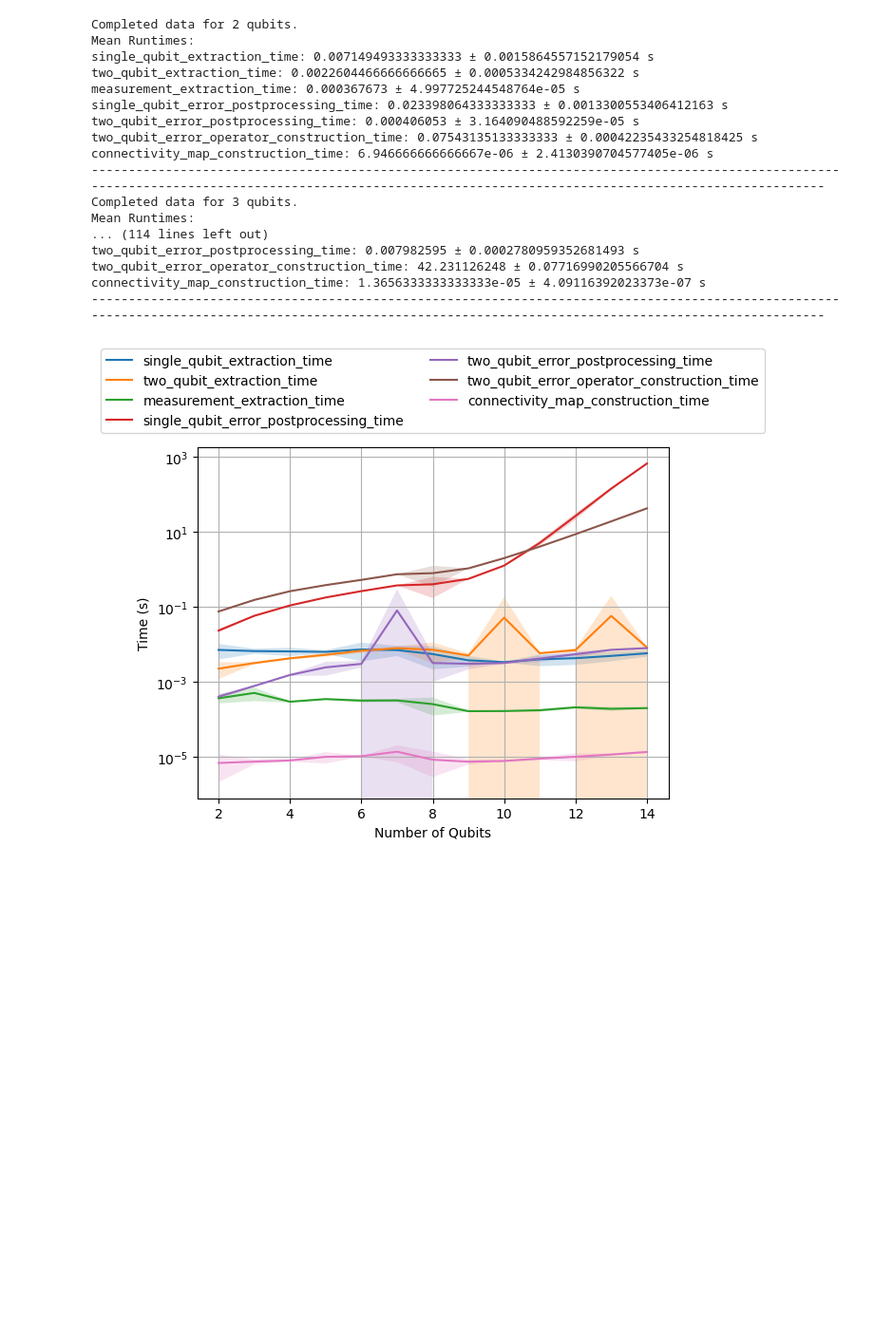
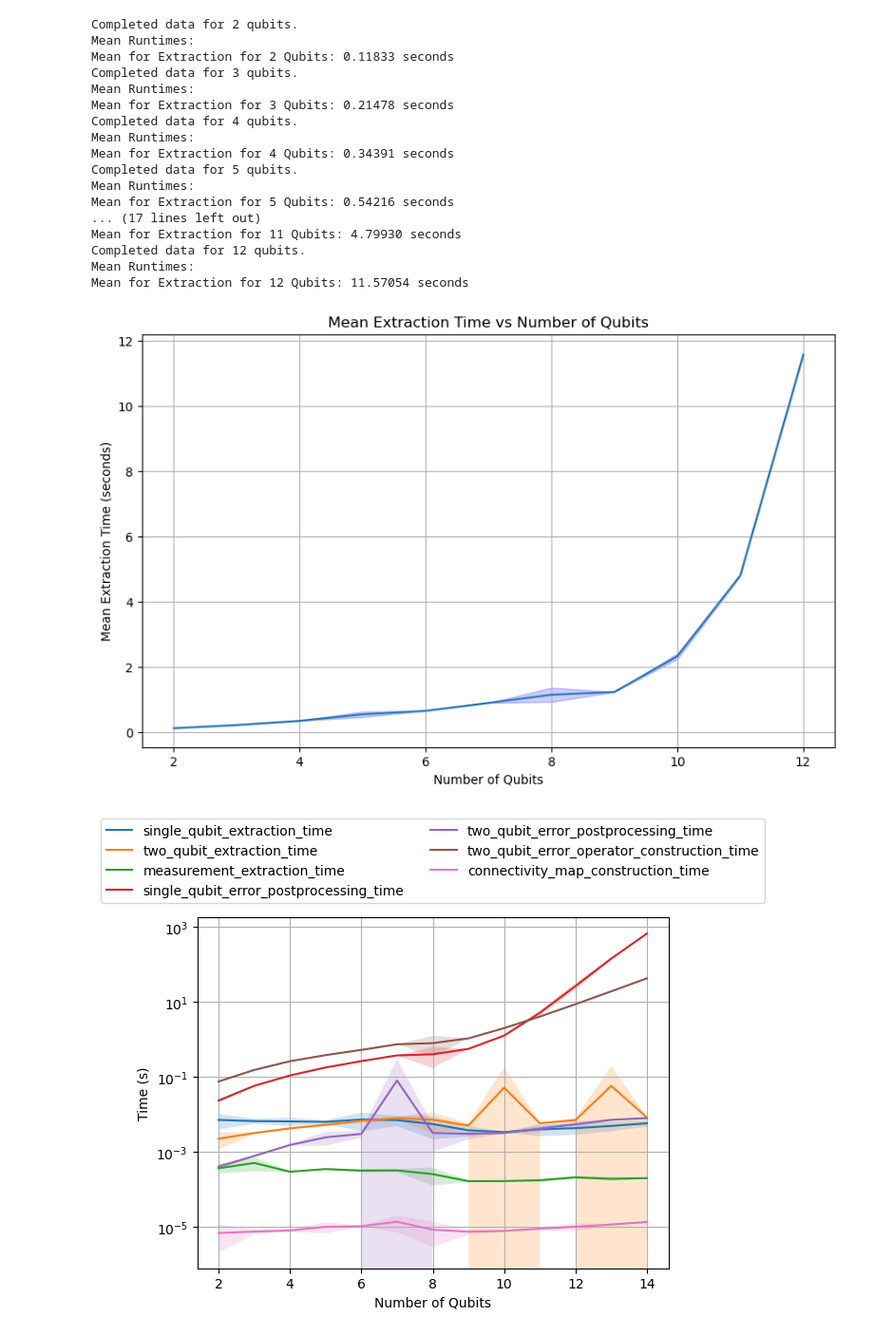
Before and after one commit to Sats2/NoisyCircuits, a Jupyter notebook: examples/noise_build_timer.ipynb, the cells around one changed output. Shown at 95% size. Cells and saved outputs as stored; diff of their text form; code cells hidden in the pictures; blank space fills up the shorter version.

```diff
--- a/examples/noise_build_timer.ipynb
+++ b/examples/noise_build_timer.ipynb
@@ -20,17 +29,12 @@ data = {
     "connectivity_map_construction_time": [[], []],
 }
 
-for qubits in range(2, 15):
-    trial_data = {
-        "single_qubit_extraction_time" : [],
-        "two_qubit_extraction_time" : [],
-        "measurement_extraction_time" : [],
-        "single_qubit_error_postprocessing_time": [],
-        "two_qubit_error_postprocessing_time": [],
-        "two_qubit_error_operator_construction_time": [],
-        "connectivity_map_construction_time": [],
-    }
+trial_data = {"qubits":[], "Mean":[], "Std": []}
+
+for qubits in range(2, 13):
+    time_list = []
     for _ in range(3):
+        t0 = time.perf_counter_ns()
         vals = BuildModel(
             noise_model=noise_model,
             num_qubits=qubits,
@@ -38,35 +42,46 @@ for qubits in range(2, 15):
             threshold=1e-15,
             basis_gates=[["sx", "x", "rz", "rx"], ["cz", "rzz"]],
             verbose=False).build_qubit_gate_model()
-        for key in vals[-1]:
-            trial_data[key].append(vals[-1][key])
-    data["qubits"].append(qubits)
-    for key in trial_data:
-        data[key][0].append(np.mean(trial_data[key]))
-        data[key][1].append(np.std(trial_data[key]))
+        t1 = time.perf_counter_ns()
+        time_list.append(t1-t0)
+    trial_data["qubits"].append(qubits)
+    trial_data["Mean"].append(np.mean(time_list))
+    trial_data["Std"].append(np.std(time_list))
     print(f"Completed data for {qubits} qubits.")
     print("Mean Runtimes: ")
-    for key in trial_data.keys():
-        print(f"{key}: {data[key][0][-1]/1e9} ± {data[key][1][-1]/1e9} s")
-    print("-----"*40)
+    print(f"Mean for Extraction for {qubits} Qubits: {trial_data['Mean'][-1]/1e9:.5f} seconds")
 # %% [output]
 Completed data for 2 qubits.
 Mean Runtimes:
-single_qubit_extraction_time: 0.007149493333333333 ± 0.0015864557152179054 s
-two_qubit_extraction_time: 0.0022604466666666665 ± 0.0005334242984856322 s
-measurement_extraction_time: 0.000367673 ± 4.997725244548764e-05 s
-single_qubit_error_postprocessing_time: 0.023398064333333333 ± 0.0013300553406412163 s
-two_qubit_error_postprocessing_time: 0.000406053 ± 3.164090488592259e-05 s
-two_qubit_error_operator_construction_time: 0.07543135133333333 ± 0.00042235433254818425 s
-connectivity_map_construction_time: 6.946666666666667e-06 ± 2.4130390704577405e-06 s
---------------------------------------------------------------------------------------------------------------------------------------------------------------------------------------------------------
+Mean for Extraction for 2 Qubits: 0.11833 seconds
 Completed data for 3 qubits.
 Mean Runtimes:
-... (114 lines left out)
-two_qubit_error_postprocessing_time: 0.007982595 ± 0.0002780959352681493 s
-two_qubit_error_operator_construction_time: 42.231126248 ± 0.07716990205566704 s
-connectivity_map_construction_time: 1.3656333333333333e-05 ± 4.09116392023373e-07 s
---------------------------------------------------------------------------------------------------------------------------------------------------------------------------------------------------------
+Mean for Extraction for 3 Qubits: 0.21478 seconds
+Completed data for 4 qubits.
+Mean Runtimes:
+Mean for Extraction for 4 Qubits: 0.34391 seconds
+Completed data for 5 qubits.
+Mean Runtimes:
+Mean for Extraction for 5 Qubits: 0.54216 seconds
+... (17 lines left out)
+Mean for Extraction for 11 Qubits: 4.79930 seconds
+Completed data for 12 qubits.
+Mean Runtimes:
+Mean for Extraction for 12 Qubits: 11.57054 seconds
+# %%
+plt.figure(figsize=(10, 6))
+plt.plot(trial_data["qubits"], np.array(trial_data["Mean"])*1e-9)
+plt.fill_between(trial_data["qubits"],
+                 (np.array(trial_data["Mean"])-np.array(trial_data["Std"]))*1e-9,
+                 (np.array(trial_data["Mean"])+np.array(trial_data["Std"]))*1e-9,
+                 color='blue', alpha=0.2)
+plt.xlabel("Number of Qubits")
+plt.ylabel("Mean Extraction Time (seconds)")
+plt.title("Mean Extraction Time vs Number of Qubits")
+plt.grid()
+plt.show()
+# %% [output]
+[figure, added]
 # %%
 key_names = list(data.keys())
 key_names.pop(0)
```
Also changed, not shown: parts of 4 cells of this notebook, 5 other files.
